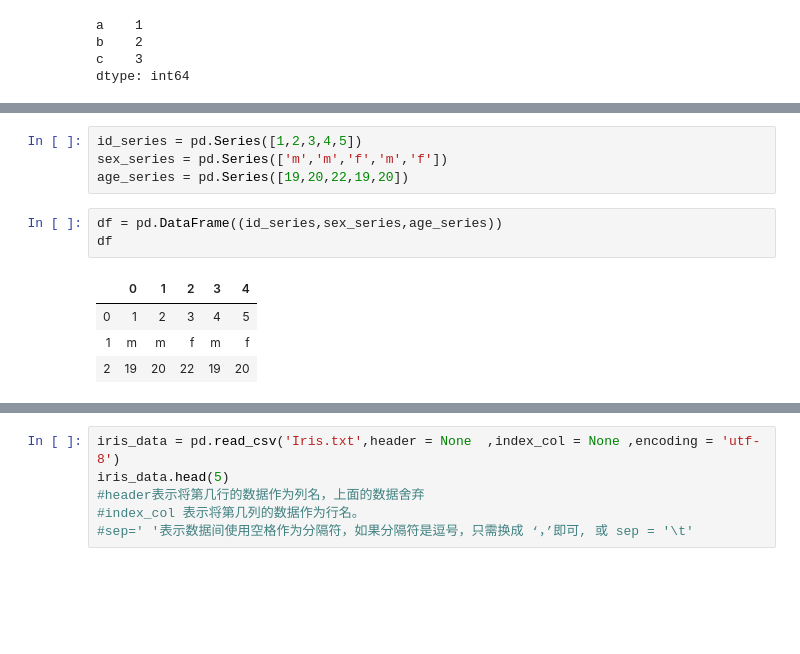
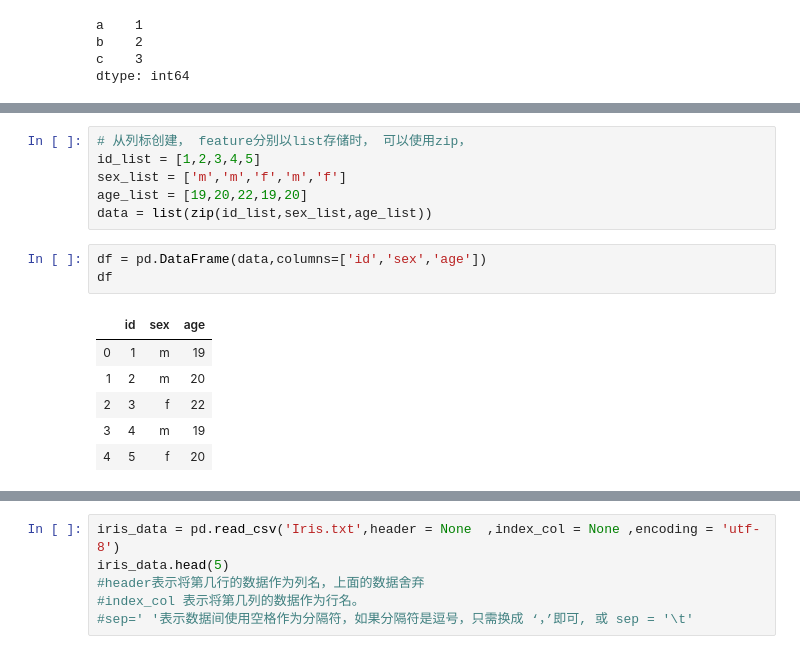
Before and after one commit to shadowimp/python-is-all-you-need, a Jupyter notebook: data_science/pandas_tutorial.ipynb, the cells around one changed output, grey strips where cells are left out. Cells and saved outputs as stored; diff of their text form; blank space fills up the shorter version.

```diff
--- a/data_science/pandas_tutorial.ipynb
+++ b/data_science/pandas_tutorial.ipynb
@@ -68,12 +125,16 @@ array([2, 3, 4])
 # %%
-id_series = pd.Series([1,2,3,4,5])
-sex_series = pd.Series(['m','m','f','m','f'])
-age_series = pd.Series([19,20,22,19,20])
+# 从列标创建， feature分别以list存储时， 可以使用zip，
+id_list = [1,2,3,4,5]
+sex_list = ['m','m','f','m','f']
+age_list = [19,20,22,19,20]
+data = list(zip(id_list,sex_list,age_list))
 # %%
-df = pd.DataFrame((id_series,sex_series,age_series))
+df = pd.DataFrame(data,columns=['id','sex','age'])
 df
 # %% [output]
-|  | 0 | 1 | 2 | 3 | 4 |
-| 0 | 1 | 2 | 3 | 4 | 5 |
-| 1 | m | m | f | m | f |
-| 2 | 19 | 20 | 22 | 19 | 20 |
+|  | id | sex | age |
+| 0 | 1 | m | 19 |
+| 1 | 2 | m | 20 |
+| 2 | 3 | f | 22 |
+| 3 | 4 | m | 19 |
+| 4 | 5 | f | 20 |
```
Also changed, not shown: parts of 50 cells of this notebook, 5 other files.
